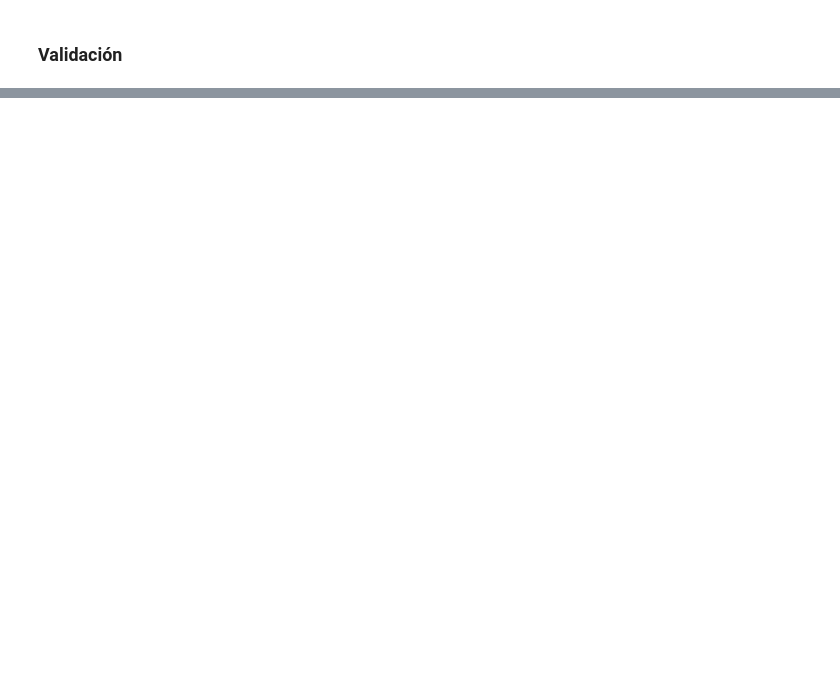
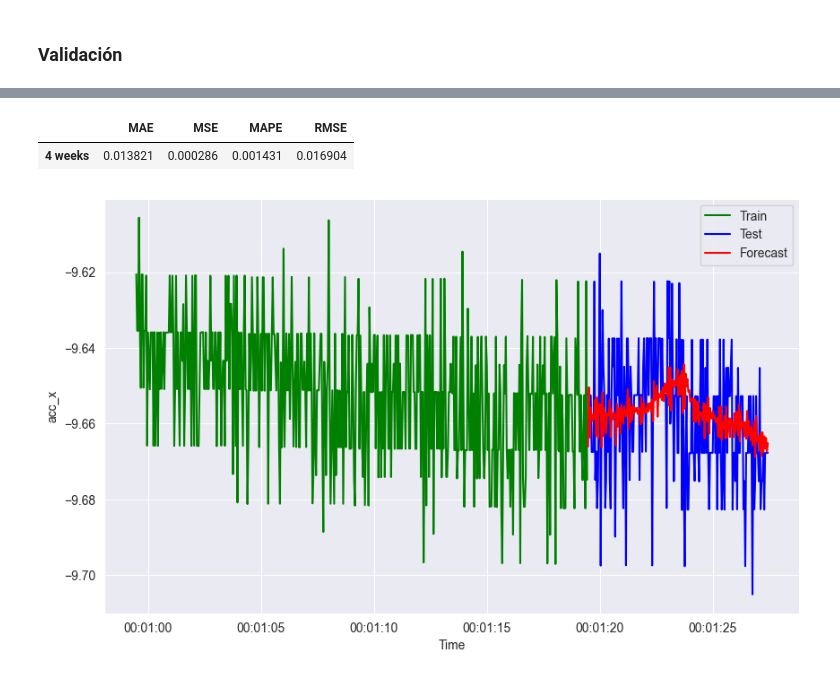
Before and after one commit to lllerena2/physiotherapy_challenge, a Jupyter notebook: book/notebooks.ipynb, the cells around one changed output, grey strips where cells are left out. Cells and saved outputs as stored; diff of their text form; code cells hidden in the pictures; blank space fills up the shorter version.

```diff
--- a/book/notebooks.ipynb
+++ b/book/notebooks.ipynb
@@ -308,0 +407,18 @@ model_fit.plot_diagnostics(figsize=(14,10));
+# %%
+def arima_rolling(history, test):
+
+    predictions = list()
+    for t in range(len(test)):
+        model = ARIMA(history, order=best_order)
+        model_fit = model.fit()
+        output = model_fit.forecast()
+        yhat = output[0]
+        predictions.append(yhat)
+        obs = test[t]
+        history.append(obs)
+        print('predicted=%f, expected=%f' % (yhat, obs))
+
+    return predictions
+# %%
+vald = vald.tolist()
+yhat_vald  = arima_rolling(train.tolist(), vald)
@@ -308,0 +444,12 @@ model_fit.plot_diagnostics(figsize=(14,10));
+# %%
+forecast_accuracy(np.array(vald), np.array(yhat_vald), "4 weeks")
+# %% [output]
+|  | MAE | MSE | MAPE | RMSE |
+| 4 weeks | 0.013821 | 0.000286 | 0.001431 | 0.016904 |
+# %%
+ax = sns.lineplot(x=dates_train[-500:], y=train[-500:], label="Train", color='g')
+sns.lineplot(x=dates_vald, y=dates_vald, label="Test", color='b')
+sns.lineplot(x=dates_vald, y=yhat_vald, label="Forecast", color='r')
+plt.show()
+# %% [output]
+[figure, added]
```
Also changed, not shown: parts of 23 cells of this notebook.
